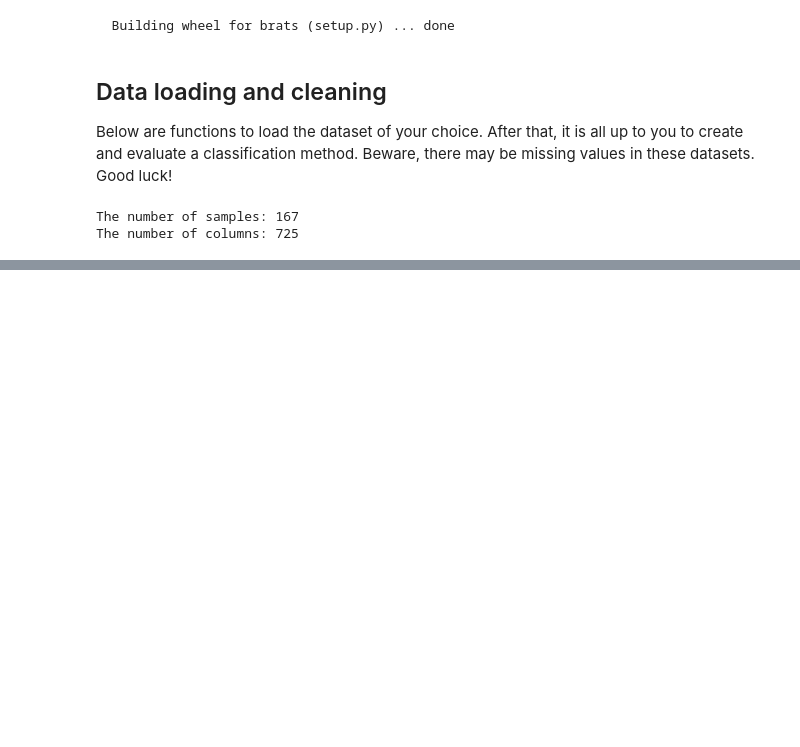
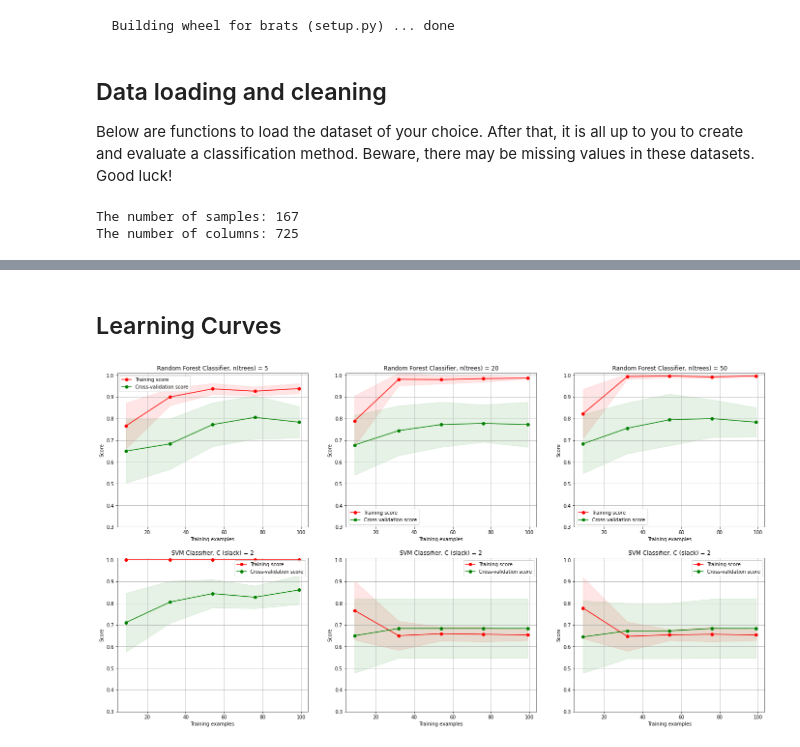
Before and after one commit to Kristelwen/TM10007_PROJECT, a Jupyter notebook: brat_assignment.ipynb, the cells around one changed output, grey strips where cells are left out. Saved outputs shown, nothing was run; the diff lists cells and outputs as text; code cells hidden in the pictures; blank space fills up the shorter version.

```diff
--- a/brat_assignment.ipynb
+++ b/brat_assignment.ipynb
@@ -121,0 +220,75 @@ TCGA-HT-8563      11757        1012     138755  ...     0.069101    7.62280    L
+# %% [markdown]
+## Learning Curves
+# %%
+def plot_learning_curve(estimator, title, X, y, axes, ylim=None, cv=None,
+                        n_jobs=None, train_sizes=np.linspace(.1, 1.0, 5)):
+    axes.set_title(title)
+    if ylim is not None:
+        axes.set_ylim(*ylim)
+    axes.set_xlabel("Training examples")
+    axes.set_ylabel("Score")
+
+    train_sizes, train_scores, test_scores  = \
+        learning_curve(estimator, X, y, cv=cv, n_jobs=n_jobs,
+                       train_sizes=train_sizes)
+    train_scores_mean = np.mean(train_scores, axis=1)
+    train_scores_std = np.std(train_scores, axis=1)
+    test_scores_mean = np.mean(test_scores, axis=1)
+    test_scores_std = np.std(test_scores, axis=1)
+
+    # Plot learning curve
+    axes.grid()
+    axes.fill_between(train_sizes, train_scores_mean - train_scores_std,
+                         train_scores_mean + train_scores_std, alpha=0.1,
+                         color="r")
+    axes.fill_between(train_sizes, test_scores_mean - test_scores_std,
+                         test_scores_mean + test_scores_std, alpha=0.1,
+                         color="g")
+    axes.plot(train_sizes, train_scores_mean, 'o-', color="r",
+                 label="Training score")
+    axes.plot(train_sizes, test_scores_mean, 'o-', color="g",
+                 label="Cross-validation score")
+    axes.legend(loc="best")
+
+    return plt
+
+
+# First make plot without classifiers:
+# Construct classifiers
+svmlin = SVC(C=2, kernel='linear', gamma='scale') # linear kernel
+svmrbf = SVC(C=2, kernel='rbf', gamma='scale') # radial basis function kernel
+svmpoly = SVC(C=2, kernel='poly', degree=3, gamma='scale') # polynomial kernel
+
+clsfs = [RandomForestClassifier(n_estimators=5, min_samples_leaf=3, max_features='auto', random_state=0, bootstrap=True),
+         RandomForestClassifier(n_estimators=20, min_samples_leaf=3, random_state=0, bootstrap=True),
+         RandomForestClassifier(n_estimators=50, min_samples_leaf=3, random_state=0, bootstrap=True),
+         svmlin, svmrbf, svmpoly]
+
+# RandomForestClassifier(n_estimators=5, min_samples_leaf=3, max_features='auto', random_state=0, bootstrap=True),
+#          RandomForestClassifier(n_estimators=20, min_samples_leaf=3, random_state=0, bootstrap=True),
+#          RandomForestClassifier(n_estimators=50, min_samples_leaf=3, random_state=0, bootstrap=True),
+# Plot figuren
+fig = plt.figure(figsize=(24,8*len(clsfs)))
+ax.scatter(data_train_pca[:, 0], data_train_pca[:, 1], marker='o', c=label_train,
+    s=25, edgecolor='k', cmap=plt.cm.Paired)
+
+
+# Create a cross-validation object
+cv = ShuffleSplit(n_splits=10, test_size=0.15, random_state=0)
+# cv = StratifiedKFold(n_splits=10, shuffle=True, random_state=0)
+# cv = StratifiedShuffleSplit(n_splits=10, test_size=0.15, random_state=0)
+
+# Now use the classifiers on all datasets
+num = 0
+for clf in clsfs:
+    # Split data in training and testing
+    # title = str(type(clf))
+    if hasattr(clf, 'n_estimators'):
+        title = f"Random Forest Classifier, n(trees) = {clf.n_estimators}"
+    elif hasattr(clf, 'C'):
+        title = f"SVM Classifier, C (slack) = {clf.C}"
+    ax = fig.add_subplot(7, 3, num + 1)
+    plot_learning_curve(clf, title, data_train_pca, label_train, ax, ylim=(0.3, 1.01), cv=cv)
+    num += 1
+# %% [output]
+[figure, added]
```
Also changed, not shown: parts of 13 cells of this notebook.
